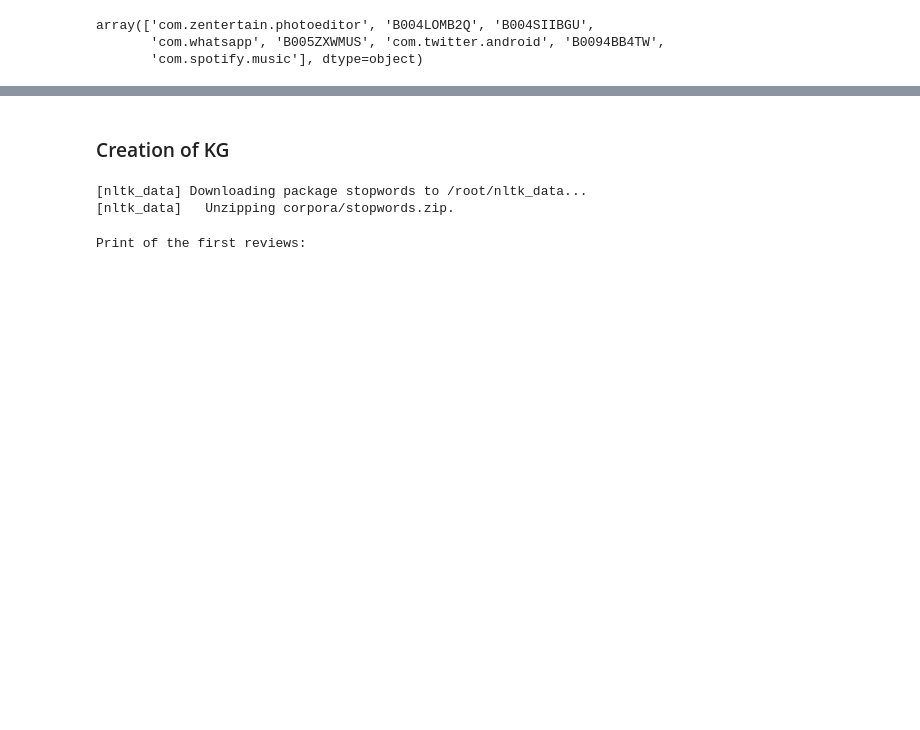
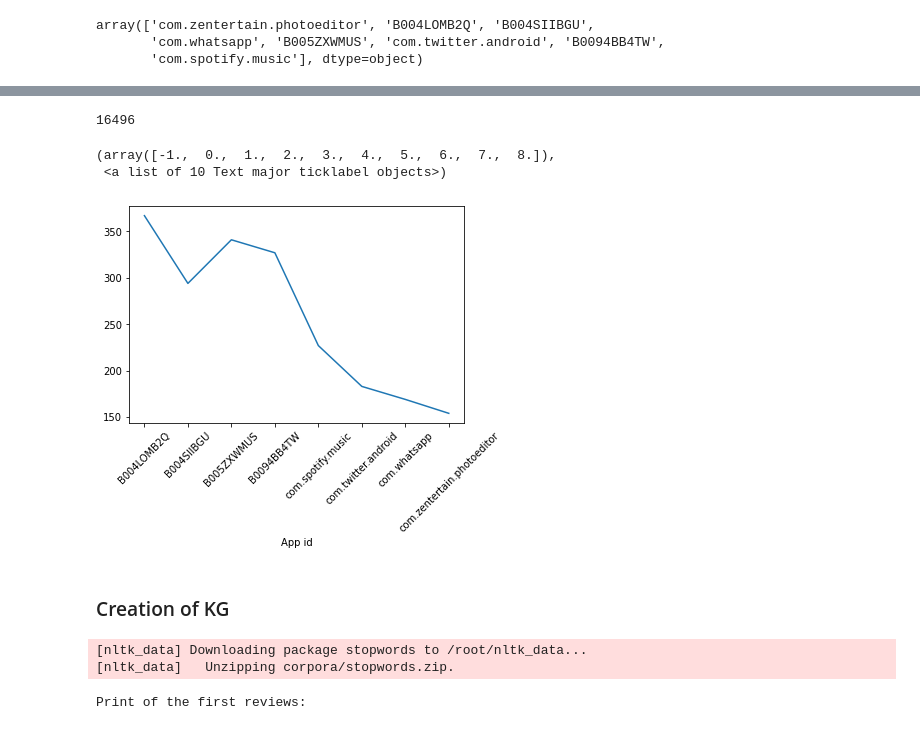
Before and after one commit to aime-n/ic, a Jupyter notebook: GCN_link_prediction_PLN.ipynb, the cells around one changed output, grey strips where cells are left out. Drawn from its saved outputs; the diff is of its cells as text; code cells hidden in the pictures; blank space fills up the shorter version.

```diff
--- a/GCN_link_prediction_PLN.ipynb
+++ b/GCN_link_prediction_PLN.ipynb
@@ -379,6 +386,19 @@ ground_truth.groupby('App id').count()
 | com.twitter.android | 183 | 183 | 183 | 4 | 71 | 14 | ... |
 | com.whatsapp | 169 | 169 | 169 | 13 | 60 | 14 | ... |
 | com.zentertain.photoeditor | 154 | 154 | 154 | 32 | 36 | 8 | ... |
+# %%
+ground_truth.size
+# %% [output]
+16496
+# %%
+import matplotlib.pyplot as plt
+
+ground_truth.groupby('App id').count()['Review id'].plot()
+plt.xticks(rotation=45)
+# %% [output]
+(array([-1.,  0.,  1.,  2.,  3.,  4.,  5.,  6.,  7.,  8.]),
+ <a list of 10 Text major ticklabel objects>)
+[figure, added]
 # %% [markdown]
 ### Creation of KG
 # %%
```
Also changed, not shown: parts of 34 cells of this notebook.
